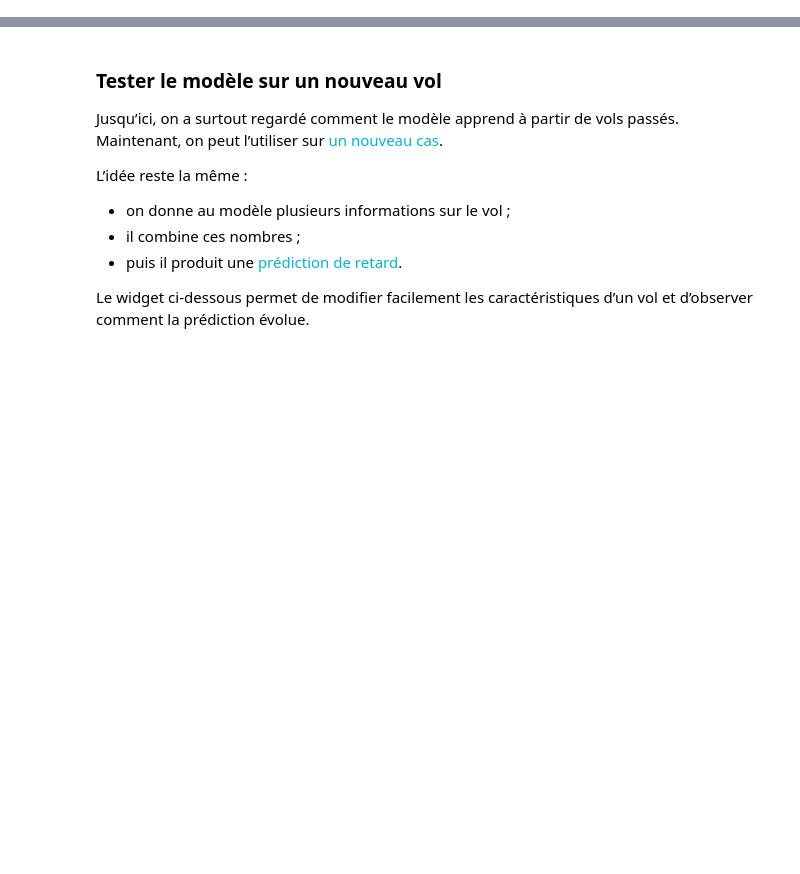
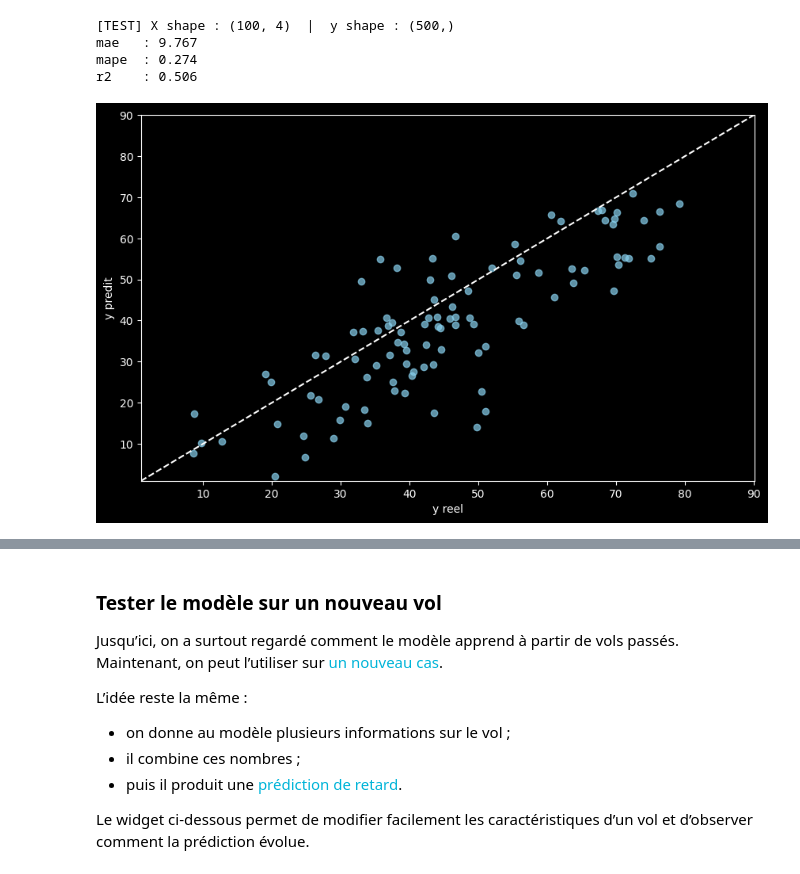
Before and after one commit to aurvl/AI-Step-by-Step, a Jupyter notebook: bp1-linear-regression/1_manual.ipynb, the cells around one changed output, grey strips where cells are left out. Saved outputs shown, nothing was run; the diff lists cells and outputs as text; code cells hidden in the pictures; blank space fills up the shorter version.

```diff
--- a/bp1-linear-regression/1_manual.ipynb
+++ b/bp1-linear-regression/1_manual.ipynb
@@ -724,0 +1269,20 @@ R²   (qualité globale 0→1)    : 1.000
+# %%
+# On génère 100 nouvelles data de test
+rng = np.random.default_rng(123)
+n_test = 100
+df_test = pd.DataFrame({
+    'retard_depart': rng.uniform(0, 60, n_test),
+    'meteo': rng.integers(0, 4, n_test),
+    'heure_depart': rng.uniform(0, 23, n_test),
+    'escales': rng.integers(0, 3, n_test),
+})
+# Optionnel : calculer la cible 'retard_final' avec le même modèle bruité que pour df
+df_test['retard_final'] = (
+    5
+    + 0.7835 * df_test['retard_depart']
+    + 4.0638 * df_test['meteo']
+    + 0.3341 * df_test['heure_depart']
+    + 8.0276 * df_test['escales']
+    + rng.normal(0, 5, n_test)
+)
+df_test.head()
@@ -724,0 +1296,25 @@ R²   (qualité globale 0→1)    : 1.000
+# %%
+X_test = df_test.drop(columns=['retard_final']).to_numpy(dtype=float)
+y_test = df_test['retard_final'].to_numpy(dtype=float)
+print(f"[TEST] X shape : {X_test.shape}  |  y shape : {y.shape}")
+
+y_test_pred, metrics = predict(X_test, w_final, b_final, diagnose=True, y_new=y_test)
+
+for _, key in enumerate(metrics):
+    print(f"{key:<5} : {metrics[key]:.3f}")
+
+plt.figure(figsize=(10, 6))
+plt.scatter(y_test, y_test_pred, color='skyblue',alpha=0.7)
+lims = [min(x.min(), y.min()), max(x.max(), y.max())]
+plt.plot(lims, lims, 'w--')
+plt.xlabel('y reel')
+plt.ylabel('y predit')
+plt.xlim(lims)
+plt.ylim(lims)
+plt.show()
+# %% [output]
+[TEST] X shape : (100, 4)  |  y shape : (500,)
+mae   : 9.767
+mape  : 0.274
+r2    : 0.506
+[figure, added]
```
Also changed, not shown: parts of 111 cells of this notebook, 17 other files.
